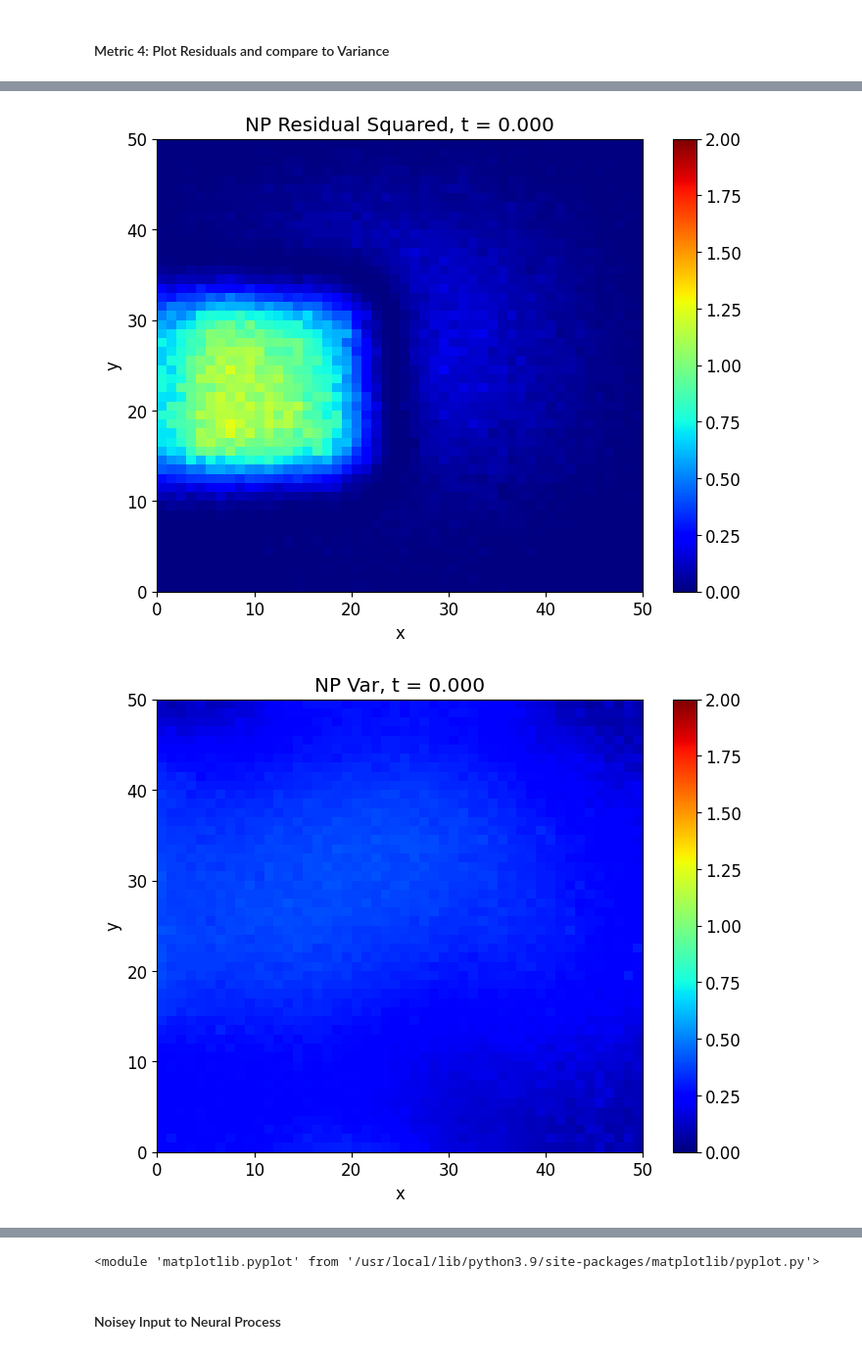
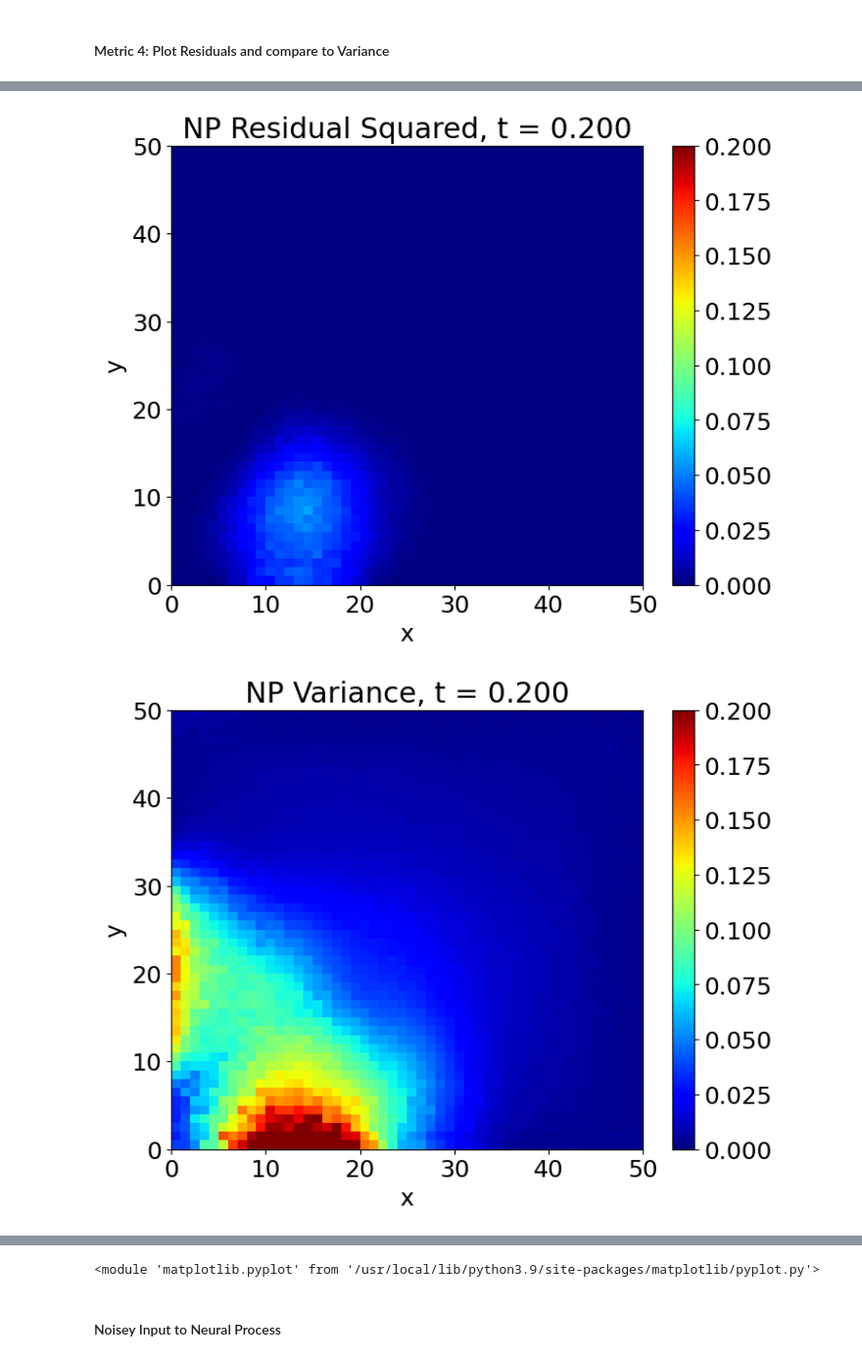
Before and after one commit to alexking100/part_III_project, a Jupyter notebook: np_heat_diffusion.ipynb, the cells around one changed output, grey strips where cells are left out. Shown at 98% size. Cells and saved outputs as stored; diff of their text form; code cells hidden in the pictures.

```diff
--- a/np_heat_diffusion.ipynb
+++ b/np_heat_diffusion.ipynb
@@ -47,7 +47,7 @@ import matplotlib as mpl
 mpl.rcParams.update(
     {
         "font.family": "sans-serif",
-        "font.size": 12,
+        "font.size": 18,
         "figure.figsize": [8, 6],
         "lines.linewidth": 1,
         "lines.markersize": 8,
@@ -583,0 +563,22 @@ visualise_model_solution(conv_y_var, 0, title='Convolution Var')
+# %%
+mpl.rcParams.update(
+    {
+        "font.family": "sans-serif",
+        "font.size": 18,
+        "figure.figsize": [8, 6],
+        "lines.linewidth": 1,
+        "lines.markersize": 8,
+        "legend.fontsize": "medium",
+        "axes.labelsize": "medium",
+        "xtick.labelsize": "medium",
+        "ytick.labelsize": "medium",
+    }
+)
+
+visualise_model_solution(y_target, 100, title='Target', vmin=0.0, vmax=0.8)
+visualise_model_solution(lupi_y_mean, 100, title='LUPI Mean', vmin=0.0, vmax=0.8)
+visualise_model_solution(lupi_y_var, 100, title='LUPI Var', vmin=0.0, vmax=0.2)
+visualise_model_solution(y_mean, 100, title='NP Mean', vmin=0.0, vmax=0.8)
+visualise_model_solution(y_var, 100, title='NP Var', vmin=0.0, vmax=0.2)
+visualise_model_solution(conv_y_mean, 100, title='Convolution Mean', vmin=0.0, vmax=0.8)
+visualise_model_solution(conv_y_var, 100, title='Convolution Var', vmin=0.0, vmax=0.2)
@@ -704,10 +709,10 @@ NameError: name 'result' is not defined
 # %% [markdown]
 #### Metric 4: Plot Residuals and compare to Variance
 # %%
-visualise_model_solution((lupi_y_mean - y_target)**2, 0, title='LUPI Residual Squared')
-visualise_model_solution(lupi_y_var, 0, title='LUPI Var')
-visualise_model_solution((y_mean - y_target)**2, 0, title='NP Residual Squared')
-visualise_model_solution(y_var, 0, title='NP Var')
-visualise_model_solution((conv_y_mean - y_target)**2, 0, title='Convolution Residual Squared')
-visualise_model_solution(conv_y_var, 0, title='Convolution Var')
+visualise_model_solution((lupi_y_mean - y_target)**2, 100, title='LUPI Residual Squared', vmin=0.0, vmax=0.2)
+visualise_model_solution(lupi_y_var, 100, title='LUPI Variance', vmin=0.0, vmax=0.2)
+visualise_model_solution((y_mean - y_target)**2, 100, title='NP Residual Squared', vmin=0.0, vmax=0.2)
+visualise_model_solution(y_var, 100, title='NP Variance', vmin=0.0, vmax=0.2)
+visualise_model_solution((conv_y_mean - y_target)**2, 100, title='Conv Residual Squared', vmin=0.0, vmax=0.2)
+visualise_model_solution(conv_y_var, 100, title='Conv Variance', vmin=0.0, vmax=0.2)
 # %% [output]
@@ -716,2 +721,2 @@ visualise_model_solution(conv_y_var, 0, title='Convolution Var')
-[figure, old version]
+[figure, new version]
-[figure, old version]
+[figure, new version]
```
Also changed, not shown: parts of 23 cells of this notebook, 28 other files.
